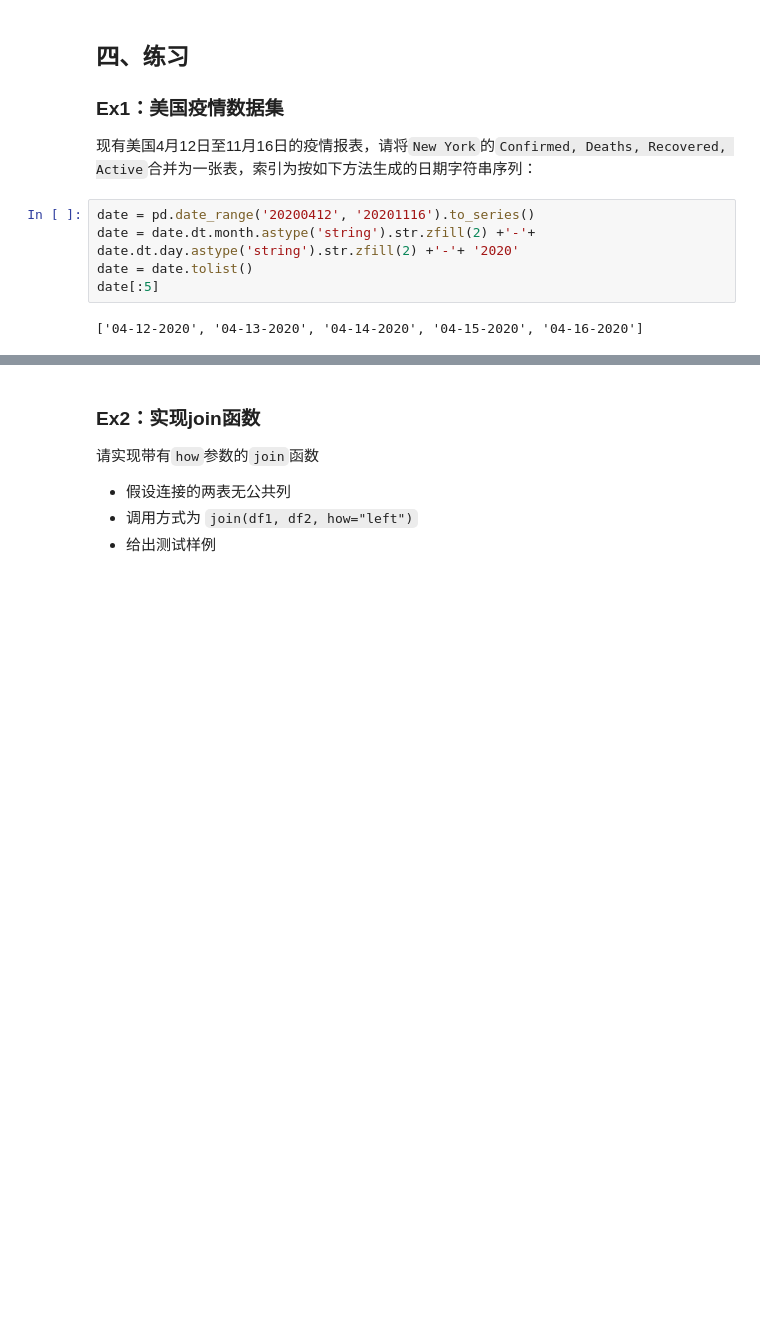
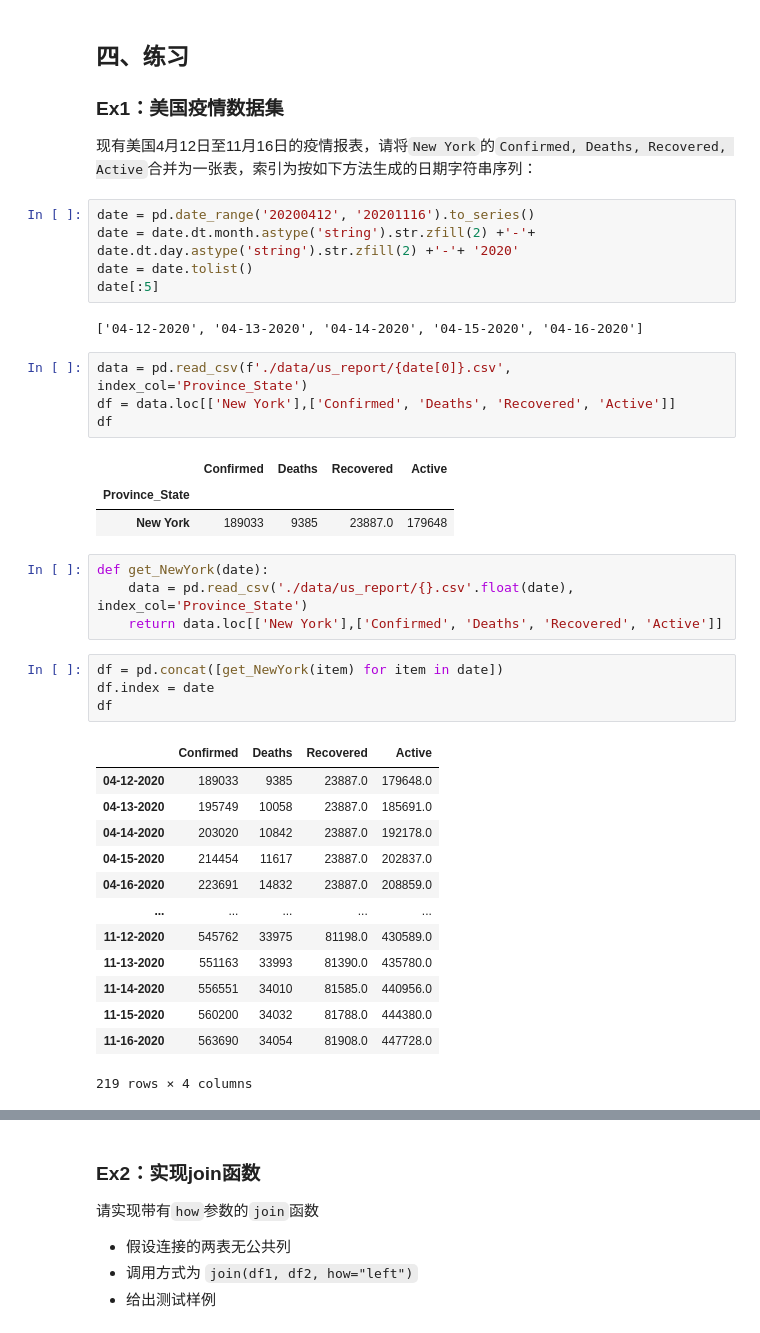
Before and after one commit to lancescrazy/JoyPandas, a Jupyter notebook: ch6_连接.ipynb, the cells around one changed output, grey strips where cells are left out. Saved outputs shown, nothing was run; the diff lists cells and outputs as text; blank space fills up the shorter version.

```diff
--- a/ch6_连接.ipynb
+++ b/ch6_连接.ipynb
@@ -609,3 +684,33 @@ date = date.tolist()
 date[:5]
 # %% [output]
 ['04-12-2020', '04-13-2020', '04-14-2020', '04-15-2020', '04-16-2020']
+# %%
+data = pd.read_csv(f'./data/us_report/{date[0]}.csv', index_col='Province_State')
+df = data.loc[['New York'],['Confirmed', 'Deaths', 'Recovered', 'Active']]
+df
+# %% [output]
+|  | Confirmed | Deaths | Recovered | Active |
+| Province_State |  |  |  |  |
+| New York | 189033 | 9385 | 23887.0 | 179648 |
+# %%
+def get_NewYork(date):
+    data = pd.read_csv('./data/us_report/{}.csv'.float(date), index_col='Province_State')
+    return data.loc[['New York'],['Confirmed', 'Deaths', 'Recovered', 'Active']]
+# %%
+df = pd.concat([get_NewYork(item) for item in date])
+df.index = date
+df
+# %% [output]
+|  | Confirmed | Deaths | Recovered | Active |
+| 04-12-2020 | 189033 | 9385 | 23887.0 | 179648.0 |
+| 04-13-2020 | 195749 | 10058 | 23887.0 | 185691.0 |
+| 04-14-2020 | 203020 | 10842 | 23887.0 | 192178.0 |
+| 04-15-2020 | 214454 | 11617 | 23887.0 | 202837.0 |
+| 04-16-2020 | 223691 | 14832 | 23887.0 | 208859.0 |
+| ... | ... | ... | ... | ... |
+| 11-12-2020 | 545762 | 33975 | 81198.0 | 430589.0 |
+| 11-13-2020 | 551163 | 33993 | 81390.0 | 435780.0 |
+| 11-14-2020 | 556551 | 34010 | 81585.0 | 440956.0 |
+| 11-15-2020 | 560200 | 34032 | 81788.0 | 444380.0 |
+| 11-16-2020 | 563690 | 34054 | 81908.0 | 447728.0 |
+219 rows × 4 columns
```
Also changed, not shown: parts of 8 cells of this notebook.
